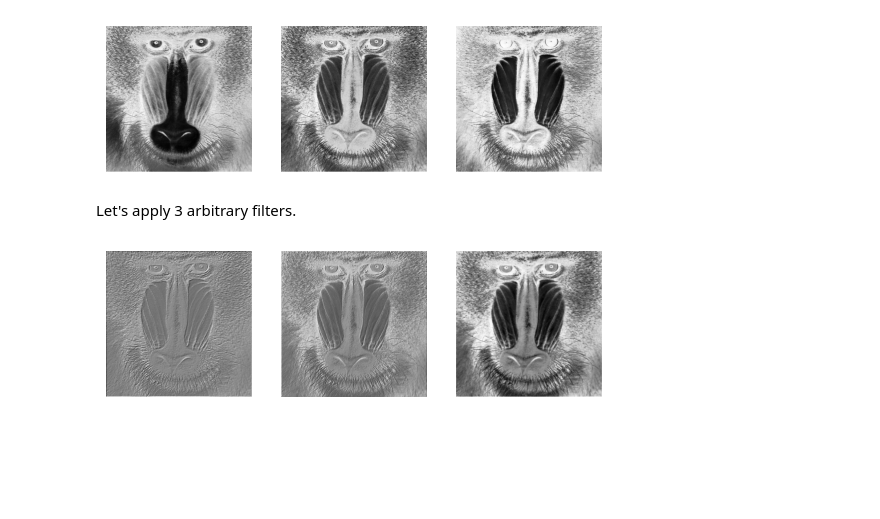
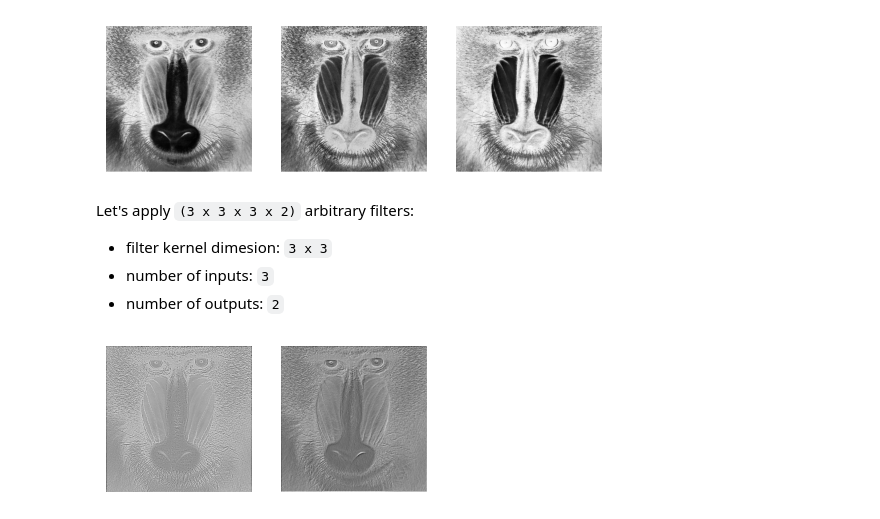
Before and after one commit to auralius/AEK3LBB3, a Jupyter notebook: convlayers.ipynb, the cells around one changed output. Drawn from its saved outputs; the diff is of its cells as text; code cells hidden in the pictures; blank space fills up the shorter version.

```diff
--- a/convlayers.ipynb
+++ b/convlayers.ipynb
@@ -165,3 +169,6 @@ def batch_normalization(input3d):
+# %%
+def ReLU(input3d):
+    return (np.maximum(0, input3d))
 # %% [markdown]
 ----
 # %% [markdown]
@@ -171,7 +180,9 @@ For the demonstration, we will load a colored image (3 channels). We will first
 # %%
 %matplotlib inline
 
-baboon = image.imread('./baboon.png')
+baboon = np.int32(image.imread('./baboon.png') * 255.0)
+print("image dimension:", baboon.shape)
+
 plt.imshow(baboon)
 plt.show()
 # %% [output]
@@ -181,15 +193,13 @@ Convert to `[Depth x Width x Height]` and show the images separately.
 # %%
 %matplotlib inline
-
-baboon = np.array( [baboon[:, :, 0],
-                    baboon[:, :, 1],
-                    baboon[:, :, 2]], dtype=np.float32)
-
 for i in range(3):
     plt.subplot(1, 3, i+1)
-    plt.imshow(baboon[i,:,:], cmap='Greys')
+    plt.imshow(baboon[:, :, i], cmap='Greys')
     plt.axis('off')
 # %% [output]
 [figure]
 # %% [markdown]
-Let's apply 3 arbitrary filters.
+Let's apply `(3 x 3 x 3 x 2)` arbitrary filters:
+* filter kernel dimesion: `3 x 3`
+* number of inputs: `3`
+* number of outputs: `2`
@@ -196,26 +235,16 @@ Let's apply 3 arbitrary filters.
 # %%
-F = np.array([[[-2, -1,  0],
-               [-1,  1,  1],
-               [ 0,  1,  2]],
-              [[ 1,  0,  1],
-               [ 2,  0, -2],
-               [ 1,  0, -1]],
-              [[0.0625, 0.125, 0.0625],
-               [0.125, 0.25, 0.125],
-               [0.0625, 0.125, 0.0625]],
-             ], dtype=np.float32)
-
-output = batch_convolve(baboon, F, 1)
+output = batch_convolve(baboon, F, bias, 1)
 output = batch_meanpool(output, 2, 2)
 output = batch_normalization(output)
+output = ReLU(output)
 # %%
-for i in range(3):
+for i in range(output.shape[2]):
     plt.subplot(1, 3, i+1)
     # Rescale the weights to be between 0 and 255
-    plt.imshow(output[i,:,:]*255, cmap='Greys')
+    plt.imshow(output[:,:, i]*255, cmap='Greys')
     plt.axis('off')
 # %% [output]
-[figure, old version]
+[figure, new version]
 # %%
 print("Shape of the input image")
 print(baboon.shape)
```
Also changed, not shown: parts of 23 cells of this notebook, 1 other file.
